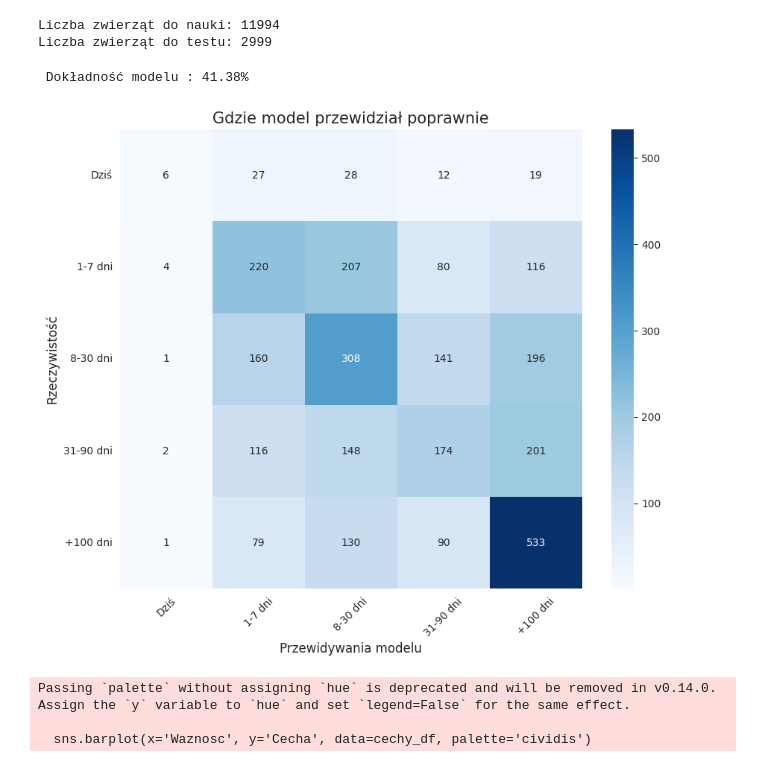
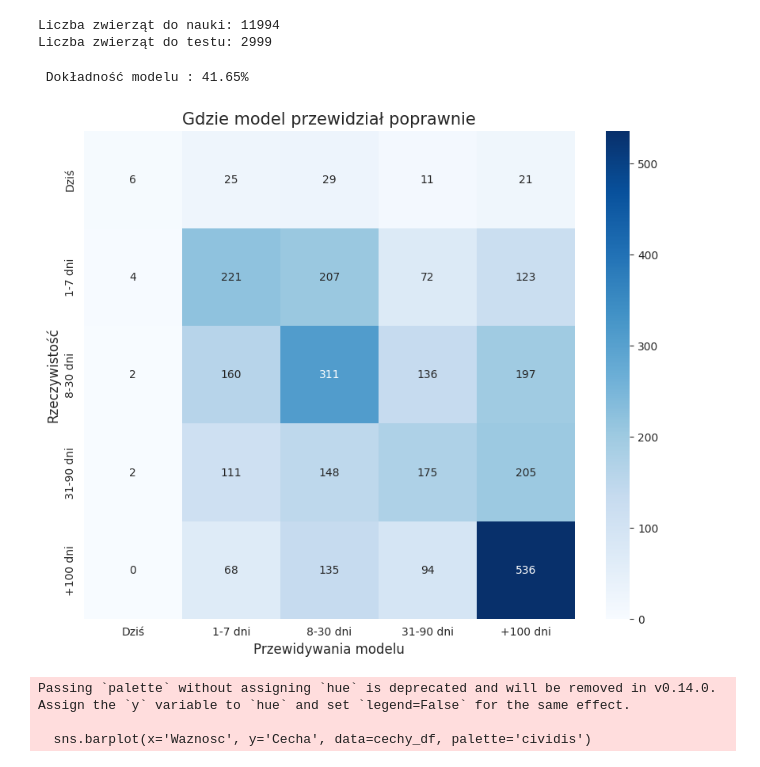
Before and after one commit to trozmarynowski/Projekt-Zaliczeniony-Merito, a Jupyter notebook: Untitled85.ipynb, the cells around one changed output. Cells and saved outputs as stored; diff of their text form; code cells hidden in the pictures.

```diff
--- a/Untitled85.ipynb
+++ b/Untitled85.ipynb
@@ -325,10 +325,11 @@ Liczba zwierząt do testu: 2999
 from sklearn.ensemble import RandomForestClassifier
 from sklearn.metrics import accuracy_score
 
-# 1. Tworzę model (Random Forest)
+# 1. Tworzę model Random Forest
 
-model = RandomForestClassifier(n_estimators=100, random_state=42)
+model = RandomForestClassifier(n_estimators=500, random_state=42)
 
+#Po zwiększeniu liczby estymatorów do 500, dokładność nieznacznie się poprawiła.
 
 model.fit(X_train, y_train)
 
@@ -339,36 +340,33 @@ dokladnosc = accuracy_score(y_test, y_pred)
 
 print(f" Dokładność modelu : {dokladnosc * 100:.2f}%")
 # %% [output]
- Dokładność modelu : 41.38%
+ Dokładność modelu : 41.65%
 # %%
 
 from sklearn.metrics import confusion_matrix
 import seaborn as sns
 import matplotlib.pyplot as plt
 
 
 cm = confusion_matrix(y_test, y_pred)
 
 
 etykiety = ['Dziś', '1-7 dni', '8-30 dni', '31-90 dni', '+100 dni']
 
 plt.figure(figsize=(10, 8))
 
 sns.heatmap(cm, annot=True, fmt='d', cmap='Blues',
             xticklabels=etykiety,
             yticklabels=etykiety)
 
 plt.title('Gdzie model przewidział poprawnie', fontsize=15)
 plt.xlabel('Przewidywania modelu', fontsize=12)
 plt.ylabel('Rzeczywistość', fontsize=12)
 
-# Lekkie obroty napisów dla czytelności
-plt.xticks(rotation=45)
-plt.yticks(rotation=0)
 
 plt.show()
 # %% [output]
-[figure, old version]
+[figure, new version]
 # %%
 # --- RANKING WAŻNOŚCI CECH (FEATURE IMPORTANCE) ---
 # Sprawdzamy, co według modelu najbardziej decyduje o szybkości adopcji.
```
Also changed, not shown: parts of 3 cells of this notebook.
